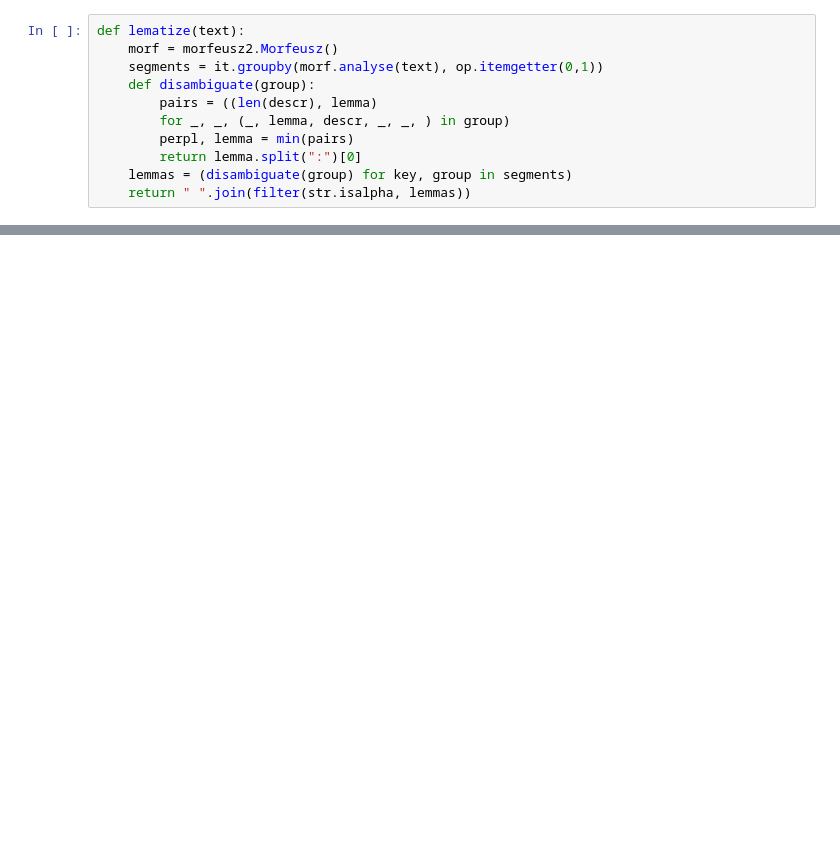
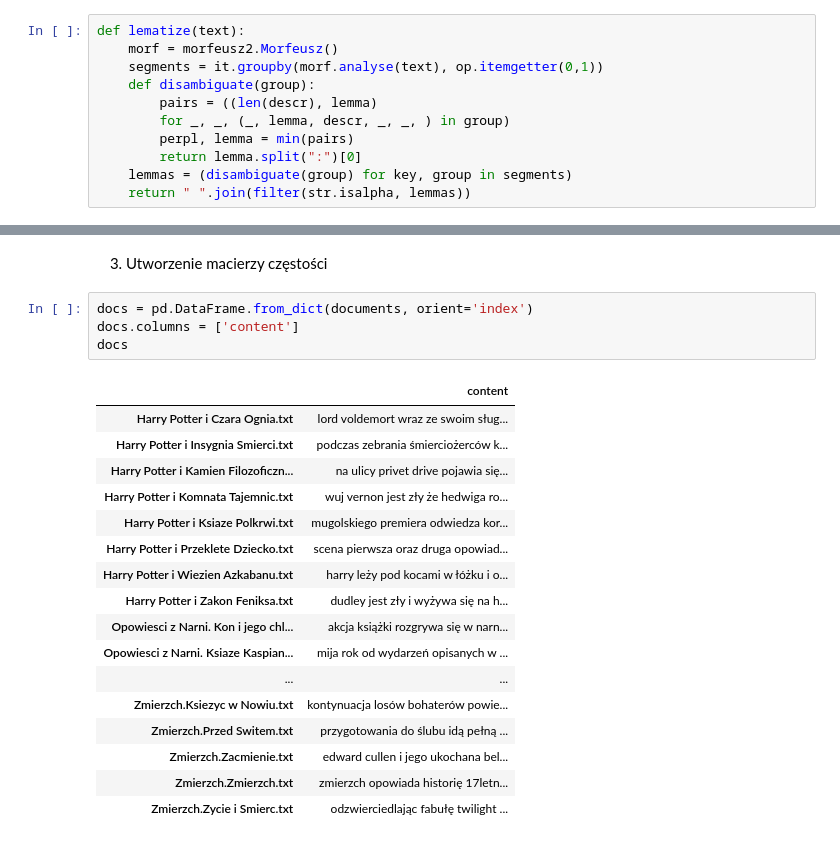
Before and after one commit to DominikaMazur99/TextMining, a Jupyter notebook: text_mining.ipynb, the cells around one changed output, grey strips where cells are left out. Saved outputs shown, nothing was run; the diff lists cells and outputs as text; blank space fills up the shorter version.

```diff
--- a/text_mining.ipynb
+++ b/text_mining.ipynb
@@ -51,0 +133,24 @@ print(json.dumps(documents, indent=4, ensure_ascii=False))
+# %% [markdown]
+3. Utworzenie macierzy częstości
+# %%
+docs = pd.DataFrame.from_dict(documents, orient='index')
+docs.columns = ['content']
+docs
+# %% [output]
+|  | content |
+| Harry Potter i Czara Ognia.txt | lord voldemort wraz ze swoim sług... |
+| Harry Potter i Insygnia Smierci.txt | podczas zebrania śmierciożerców k... |
+| Harry Potter i Kamien Filozoficzn... | na ulicy privet drive pojawia się... |
+| Harry Potter i Komnata Tajemnic.txt | wuj vernon jest zły że hedwiga ro... |
+| Harry Potter i Ksiaze Polkrwi.txt | mugolskiego premiera odwiedza kor... |
+| Harry Potter i Przeklete Dziecko.txt | scena pierwsza oraz druga opowiad... |
+| Harry Potter i Wiezien Azkabanu.txt | harry leży pod kocami w łóżku i o... |
+| Harry Potter i Zakon Feniksa.txt | dudley jest zły i wyżywa się na h... |
+| Opowiesci z Narni. Kon i jego chl... | akcja książki rozgrywa się w narn... |
+| Opowiesci z Narni. Ksiaze Kaspian... | mija rok od wydarzeń opisanych w ... |
+| ... | ... |
+| Zmierzch.Ksiezyc w Nowiu.txt | kontynuacja losów bohaterów powie... |
+| Zmierzch.Przed Switem.txt | przygotowania do ślubu idą pełną ... |
+| Zmierzch.Zacmienie.txt | edward cullen i jego ukochana bel... |
+| Zmierzch.Zmierzch.txt | zmierzch opowiada historię 17letn... |
+| Zmierzch.Zycie i Smierc.txt | odzwierciedlając fabułę twilight ... |
```
Also changed, not shown: parts of 14 cells of this notebook, 22 other files.
